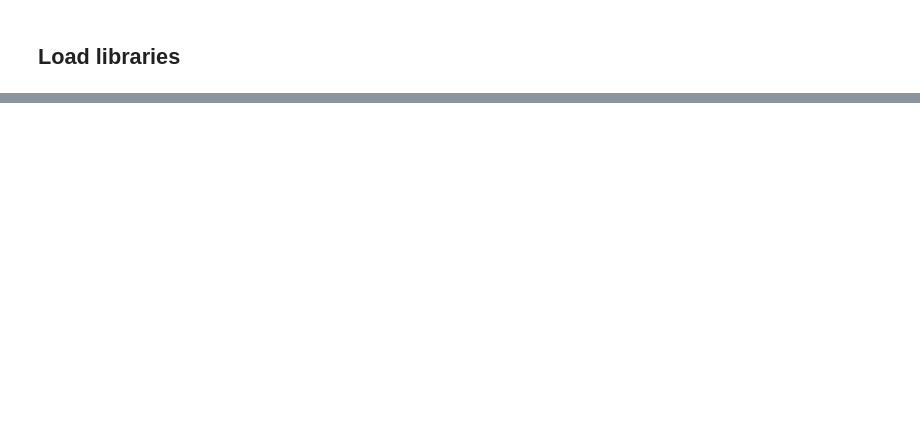
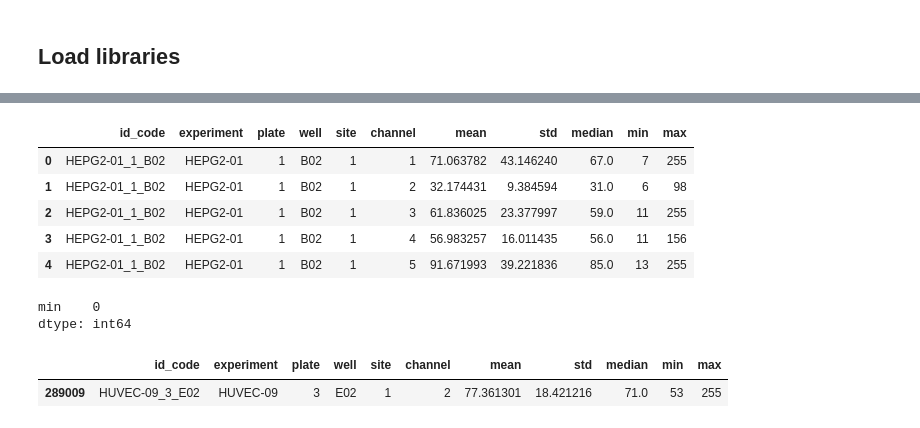
Before and after one commit to MichelML/ml-cellsignal, a Jupyter notebook: eda.ipynb, the cells around one changed output, grey strips where cells are left out. Cells and saved outputs as stored; diff of their text form; code cells hidden in the pictures; blank space fills up the shorter version.

```diff
--- a/eda.ipynb
+++ b/eda.ipynb
@@ -265,0 +158,19 @@ apply_plates_leak(all_preds)
+# %%
+df_pixels.head()
+# %% [output]
+|  | id_code | experiment | plate | well | site | channel | mean | std | median | min | max |
+| 0 | HEPG2-01_1_B02 | HEPG2-01 | 1 | B02 | 1 | 1 | 71.063782 | 43.146240 | 67.0 | 7 | 255 |
+| 1 | HEPG2-01_1_B02 | HEPG2-01 | 1 | B02 | 1 | 2 | 32.174431 | 9.384594 | 31.0 | 6 | 98 |
+| 2 | HEPG2-01_1_B02 | HEPG2-01 | 1 | B02 | 1 | 3 | 61.836025 | 23.377997 | 59.0 | 11 | 255 |
+| 3 | HEPG2-01_1_B02 | HEPG2-01 | 1 | B02 | 1 | 4 | 56.983257 | 16.011435 | 56.0 | 11 | 156 |
+| 4 | HEPG2-01_1_B02 | HEPG2-01 | 1 | B02 | 1 | 5 | 91.671993 | 39.221836 | 85.0 | 13 | 255 |
+# %%
+df_pixels[['min']].min()
+# %% [output]
+min    0
+dtype: int64
+# %%
+df_pixels[df_pixels['min'] == df_pixels[['min']].max()[0]].head()
+# %% [output]
+|  | id_code | experiment | plate | well | site | channel | mean | std | median | min | max |
+| 289009 | HUVEC-09_3_E02 | HUVEC-09 | 3 | E02 | 1 | 2 | 77.361301 | 18.421216 | 71.0 | 53 | 255 |
```
Also changed, not shown: parts of 45 cells of this notebook, 1 other file.
